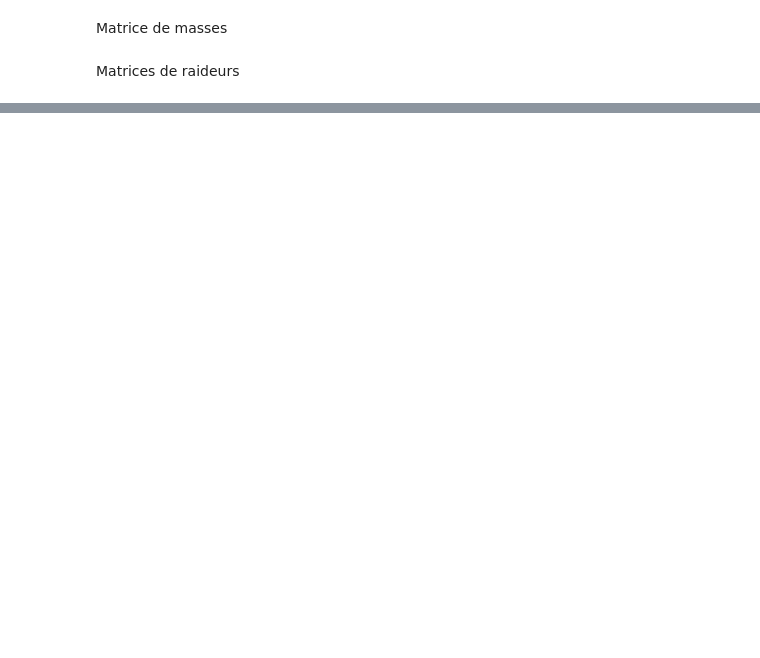
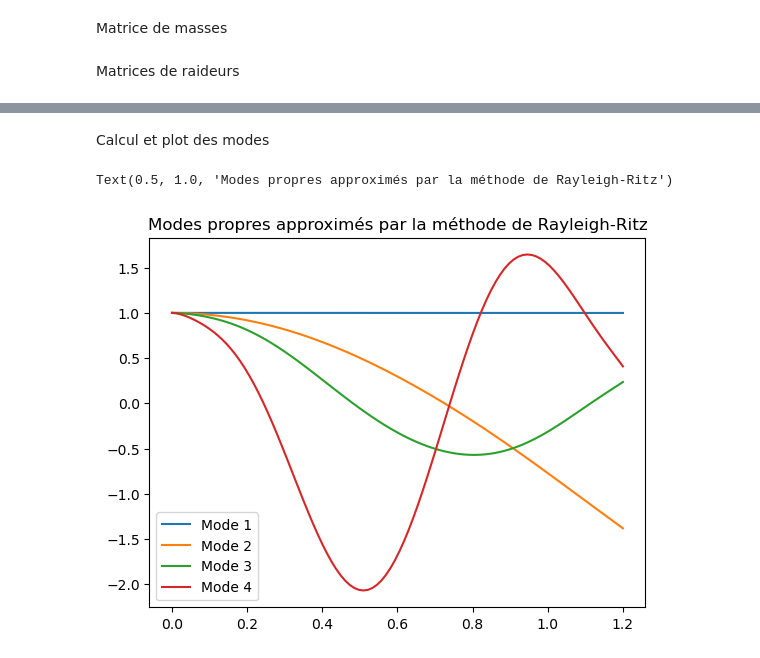
Before and after one commit to tomBeauve/DSM-Projects-code, a Jupyter notebook: Projet 4/Project4.ipynb, the cells around one changed output, grey strips where cells are left out. Drawn from its saved outputs; the diff is of its cells as text; code cells hidden in the pictures; blank space fills up the shorter version.

```diff
--- a/Projet 4/Project4.ipynb
+++ b/Projet 4/Project4.ipynb
@@ -68,14 +92,15 @@ Matrices de raideurs
 def Stiff(N):
 
     A_pos = 0
-    C = l
+    C = L
     K = np.zeros((N, N))
     for i in range(N):
         for j in range(N):
-            K[i, j] = (integrate(E * I * sp.diff(phi(x, i), x, x) * sp.diff(phi(x, j), x, x), (x, 0, L))
+            K[i, j] = (integrate(E * I * sp.diff(phi(x, i), x, x) * sp.diff(phi(x, j), x, x), (x, 0, length))
                        + k_1l * phi(A_pos, i) * phi(A_pos, j)
-                       + k_1r * sp.diff(phi(A, i), x) * sp.diff(phi(A, j), x)
+                       + k_1r * sp.diff(phi(x, i), x).subs(x, A_pos) *
+                       sp.diff(phi(x, j), x).subs(x, A_pos)
                        + k_2l * phi(C, i) * phi(C, j)
-                       + k_2r * sp.diff(phi(C, i), x) * sp.diff(phi(C, j), x))
+                       + k_2r * sp.diff(phi(x, i), x).subs(x, C) * sp.diff(phi(x, j), x).subs(x, C))
 
     return K
@@ -146,0 +188,29 @@ plt.plot(x_plot, U_ritz, 'g')
+# %% [markdown]
+Calcul et plot des modes
+# %%
+# Parametres
+N_rr = 10
+
+nb_points = 100
+x_plot_mode = np.linspace(0, length, nb_points)
+
+M = Mass(N_rr)
+K = Stiff(N_rr)
+freq, q = eig(K, M)
+
+
+sorted_indices = np.argsort(np.abs(np.sqrt(w)))
+q = q[:, sorted_indices]
+
+U_ritz = np.zeros((4, nb_points))
+for m in range(0, 4):
+    U_ritz[m, :] = modeshape(m, N_rr, q, length, nb_points)  # m-ieme mode
+
+
+    plt.plot(x_plot_mode, U_ritz[m, :], label=f"Mode {m+1}")
+
+plt.legend()
+plt.title("Modes propres approximés par la méthode de Rayleigh-Ritz")
+# %% [output]
+Text(0.5, 1.0, 'Modes propres approximés par la méthode de Rayleigh-Ritz')
+[figure, added]
```
Also changed, not shown: parts of 36 cells of this notebook.
